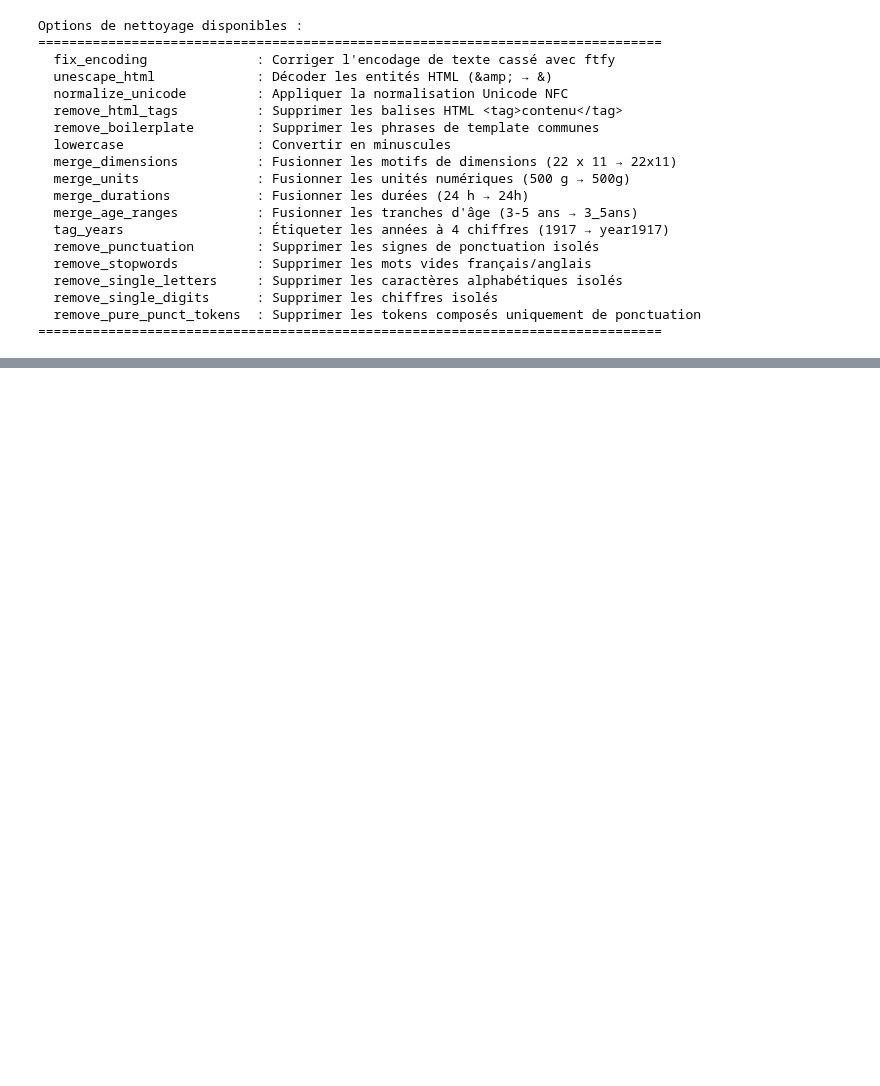
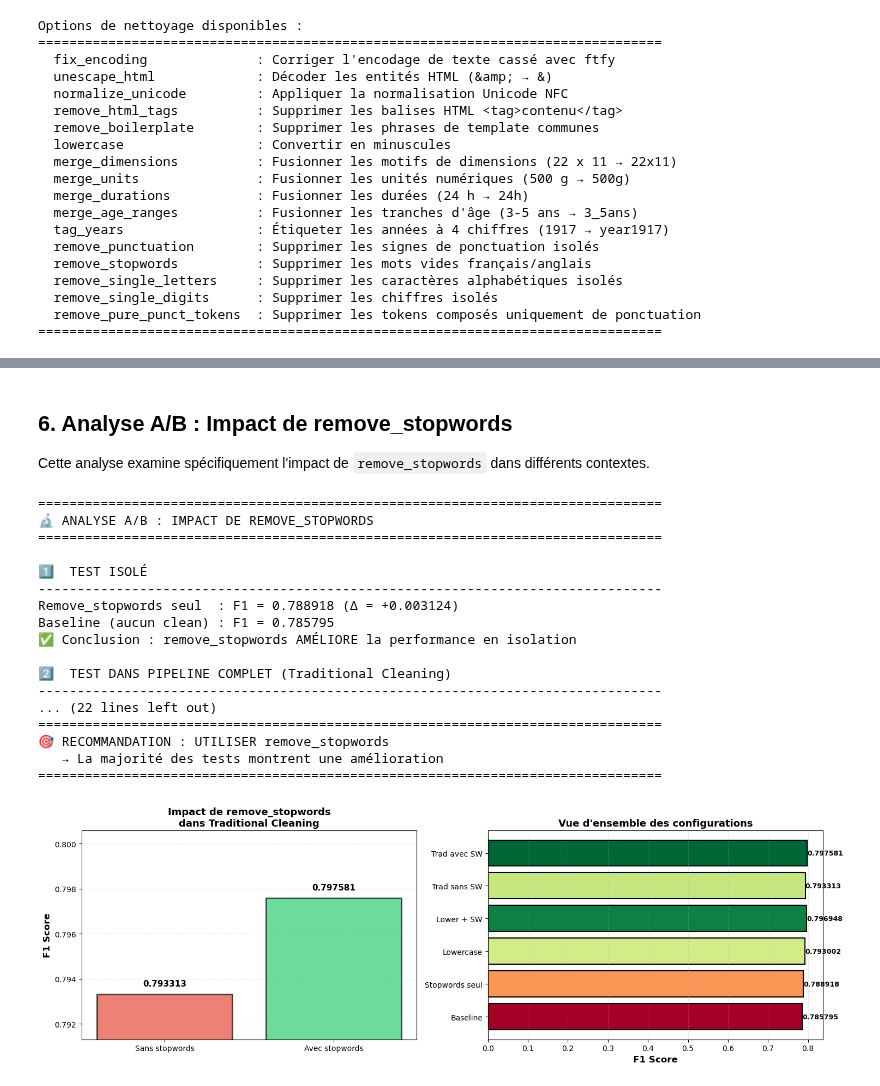
Before and after one commit to beautiful-pixel/DS_rakuten, a Jupyter notebook: notebooks/01_Text_Preprocessing_Benchmark.ipynb, the cells around one changed output, grey strips where cells are left out. Saved outputs shown, nothing was run; the diff lists cells and outputs as text; code cells hidden in the pictures; blank space fills up the shorter version.

```diff
--- a/notebooks/01_Text_Preprocessing_Benchmark.ipynb
+++ b/notebooks/01_Text_Preprocessing_Benchmark.ipynb
@@ -162,0 +125,16 @@ La fonction <code>analyze_results</code> compare chaque configuration à la base
+# %%
+# MODIFICATION IMPORTANTE: Utiliser SEULEMENT le development set
+# Le hold-out test sera évalué à la fin
+
+results_df = run_benchmark(
+    df=df_dev,  # ✅ Utiliser development set uniquement
+    experiments=experiments,
+    test_size=0.15,  # Split interne pour le benchmark
+    random_state=42,
+    tfidf_max_features=10000,
+    tfidf_ngram_range=(1, 2),
+    verbose=True
+)
+
+print("\n⚠️  NOTE: Ces résultats sont sur un split interne du development set")
+print("⚠️  L'évaluation finale sera effectuée sur le hold-out test set")
@@ -269,0 +180,29 @@ Cette approche conserve plus d'information textuelle tout en bénéficiant des t
+# %% [markdown]
+## 6. Analyse A/B : Impact de remove_stopwords
+
+Cette analyse examine spécifiquement l'impact de `remove_stopwords` dans différents contextes.
+# %%
+# Importer la fonction d'analyse
+from rakuten_text.benchmark import analyze_stopwords_impact
+
+# Analyser l'impact de remove_stopwords
+evidence = analyze_stopwords_impact(results_df, show_plot=True)
+# %% [output]
+================================================================================
+🔬 ANALYSE A/B : IMPACT DE REMOVE_STOPWORDS
+================================================================================
+
+1️⃣  TEST ISOLÉ
+--------------------------------------------------------------------------------
+Remove_stopwords seul  : F1 = 0.788918 (Δ = +0.003124)
+Baseline (aucun clean) : F1 = 0.785795
+✅ Conclusion : remove_stopwords AMÉLIORE la performance en isolation
+
+2️⃣  TEST DANS PIPELINE COMPLET (Traditional Cleaning)
+--------------------------------------------------------------------------------
+... (22 lines left out)
+================================================================================
+🎯 RECOMMANDATION : UTILISER remove_stopwords
+   → La majorité des tests montrent une amélioration
+================================================================================
+[figure, added]
```
Also changed, not shown: parts of 21 cells of this notebook, 39 other files.
